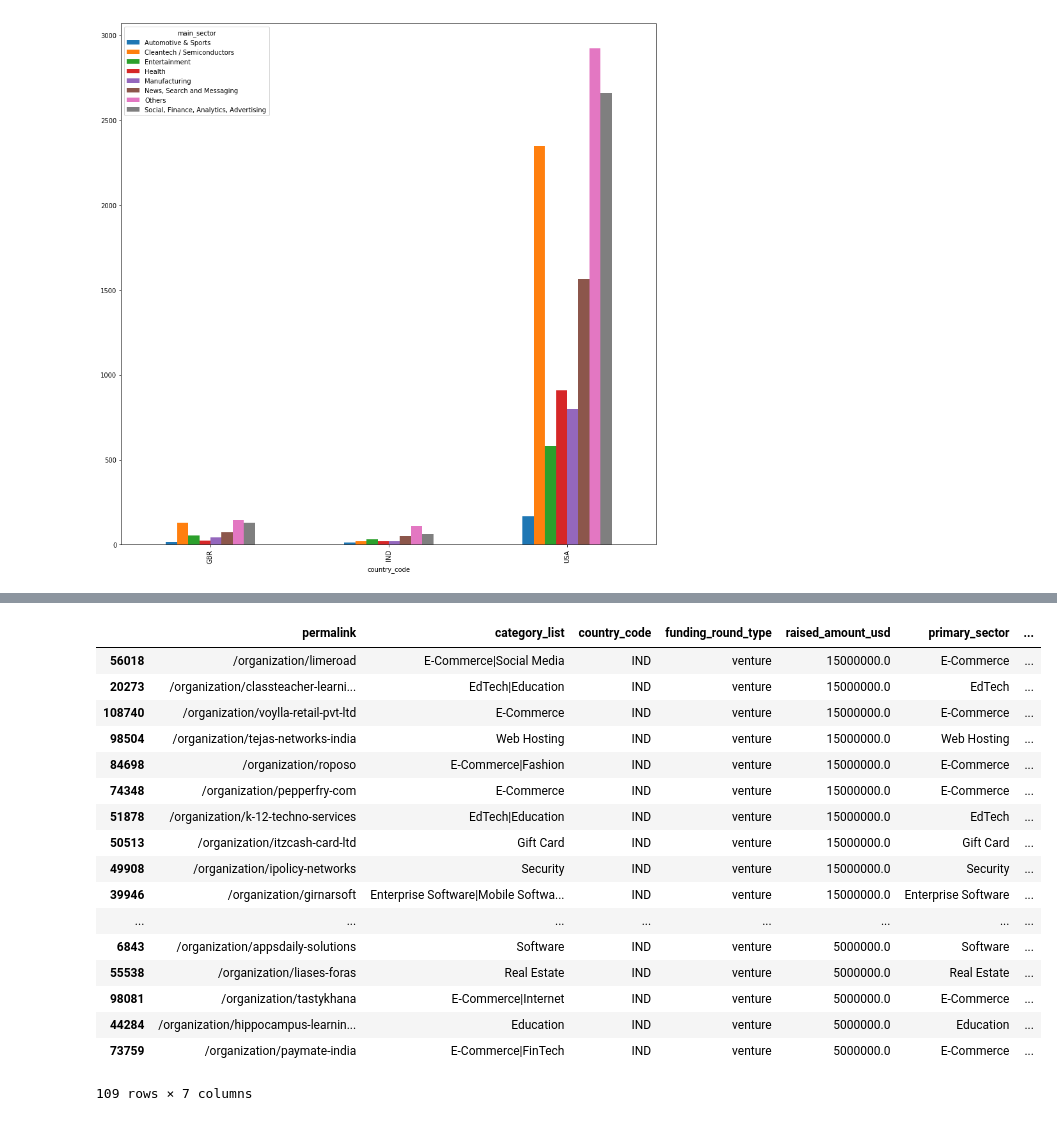
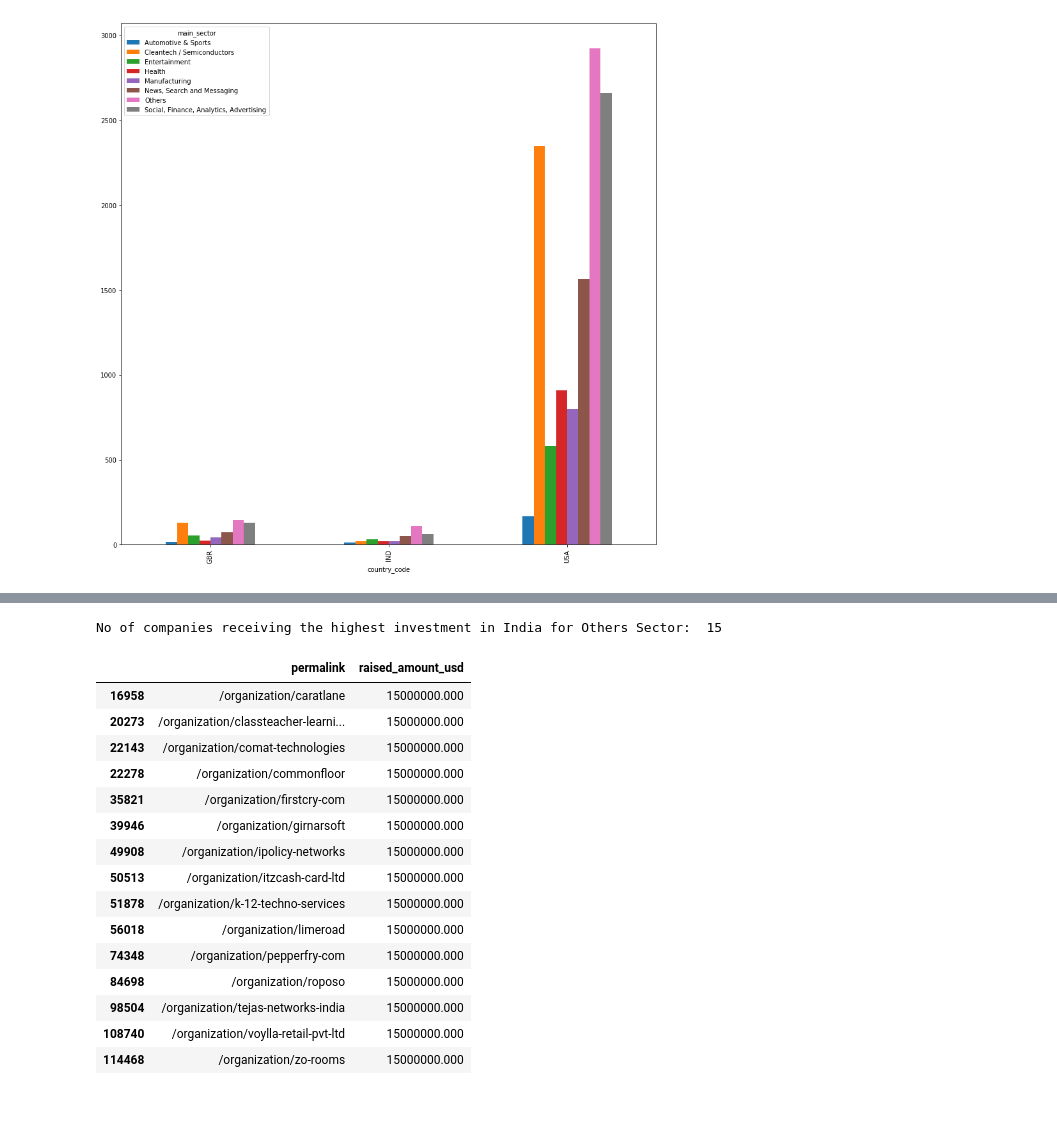
Before and after one commit to sameerg07/EDA_SparkFunds, a Jupyter notebook: EDA-SparkFunds_Assignment.ipynb, the cells around one changed output, grey strips where cells are left out. Saved outputs shown, nothing was run; the diff lists cells and outputs as text; code cells hidden in the pictures.

```diff
--- a/EDA-SparkFunds_Assignment.ipynb
+++ b/EDA-SparkFunds_Assignment.ipynb
@@ -11,6 +11,9 @@ import pandas as pd
 import numpy as np
 import seaborn as sns
 import matplotlib.pyplot as plt
+pd.set_option('display.float_format', lambda x: '%.3f' % x)
+import warnings
+warnings.filterwarnings("ignore")
 # import plotly.express as px
 # %%
 # load the datasets into two different dataframes
@@ -444,2 +466,5 @@ master_frame.groupby("main_sector")["main_sector"].count().plot.bar()
 # %% [markdown]
 ## Sector Analysis - 2
+# %%
+## lets reduce the master_frame to only USA GBR IND and raised fund is in between 5M and 15M
+master_frame = master_frame[(master_frame.country_code.isin(["USA","GBR","IND"])) & (master_frame.raised_amount_usd >= 5000000) & (master_frame.raised_amount_usd <= 15000000)]
@@ -446,5 +478,5 @@ master_frame.groupby("main_sector")["main_sector"].count().plot.bar()
 # %%
 ## Creating DataFrames per country falling within 5M and 15M brackets
-usa = master_frame[(master_frame.country_code == "USA") & (master_frame.raised_amount_usd >= 5000000) & (master_frame.raised_amount_usd <= 15000000)]
-gbr = master_frame[(master_frame.country_code == "GBR") & (master_frame.raised_amount_usd >= 5000000) & (master_frame.raised_amount_usd <= 15000000)]
-ind = master_frame[(master_frame.country_code == "IND") & (master_frame.raised_amount_usd >= 5000000) & (master_frame.raised_amount_usd <= 15000000)]
+usa = master_frame[(master_frame.country_code == "USA")]
+gbr = master_frame[(master_frame.country_code == "GBR")]
+ind = master_frame[(master_frame.country_code == "IND")]
@@ -680,22 +812,22 @@ gbr_new.sort_values("raised_amount_usd",ascending = False)
 # %%
-ind_new = ind[ind.main_sector == "Others"]
-ind_new.sort_values("raised_amount_usd",ascending = False)
+ind_new = ind[(ind.main_sector == "Others") & (ind.raised_amount_usd == ind.raised_amount_usd.max())]
+print("No of companies receiving the highest investment in India for Others Sector: ",ind_new.shape[0])
+ind_new.loc[:,["permalink","raised_amount_usd"]].sort_values("raised_amount_usd",ascending = False)
 # %% [output]
+No of companies receiving the highest investment in India for Others Sector:  15
-|  | permalink | category_list | country_code | funding_round_type | raised_amount_usd | primary_sector | ... |
-| 56018 | /organization/limeroad | E-Commerce|Social Media | IND | venture | 15000000.0 | E-Commerce | ... |
-| 20273 | /organization/classteacher-learni... | EdTech|Education | IND | venture | 15000000.0 | EdTech | ... |
-| 108740 | /organization/voylla-retail-pvt-ltd | E-Commerce | IND | venture | 15000000.0 | E-Commerce | ... |
-| 98504 | /organization/tejas-networks-india | Web Hosting | IND | venture | 15000000.0 | Web Hosting | ... |
-| 84698 | /organization/roposo | E-Commerce|Fashion | IND | venture | 15000000.0 | E-Commerce | ... |
-| 74348 | /organization/pepperfry-com | E-Commerce | IND | venture | 15000000.0 | E-Commerce | ... |
-| 51878 | /organization/k-12-techno-services | EdTech|Education | IND | venture | 15000000.0 | EdTech | ... |
-| 50513 | /organization/itzcash-card-ltd | Gift Card | IND | venture | 15000000.0 | Gift Card | ... |
-| 49908 | /organization/ipolicy-networks | Security | IND | venture | 15000000.0 | Security | ... |
-| 39946 | /organization/girnarsoft | Enterprise Software|Mobile Softwa... | IND | venture | 15000000.0 | Enterprise Software | ... |
-| ... | ... | ... | ... | ... | ... | ... | ... |
-| 6843 | /organization/appsdaily-solutions | Software | IND | venture | 5000000.0 | Software | ... |
-| 55538 | /organization/liases-foras | Real Estate | IND | venture | 5000000.0 | Real Estate | ... |
-| 98081 | /organization/tastykhana | E-Commerce|Internet | IND | venture | 5000000.0 | E-Commerce | ... |
-| 44284 | /organization/hippocampus-learnin... | Education | IND | venture | 5000000.0 | Education | ... |
-| 73759 | /organization/paymate-india | E-Commerce|FinTech | IND | venture | 5000000.0 | E-Commerce | ... |
+|  | permalink | raised_amount_usd |
+| 16958 | /organization/caratlane | 15000000.000 |
+| 20273 | /organization/classteacher-learni... | 15000000.000 |
+| 22143 | /organization/comat-technologies | 15000000.000 |
+| 22278 | /organization/commonfloor | 15000000.000 |
+| 35821 | /organization/firstcry-com | 15000000.000 |
+| 39946 | /organization/girnarsoft | 15000000.000 |
+| 49908 | /organization/ipolicy-networks | 15000000.000 |
+| 50513 | /organization/itzcash-card-ltd | 15000000.000 |
+| 51878 | /organization/k-12-techno-services | 15000000.000 |
+| 56018 | /organization/limeroad | 15000000.000 |
+| 74348 | /organization/pepperfry-com | 15000000.000 |
+| 84698 | /organization/roposo | 15000000.000 |
+| 98504 | /organization/tejas-networks-india | 15000000.000 |
+| 108740 | /organization/voylla-retail-pvt-ltd | 15000000.000 |
+| 114468 | /organization/zo-rooms | 15000000.000 |
-109 rows × 7 columns
```
Also changed, not shown: parts of 43 cells of this notebook.
